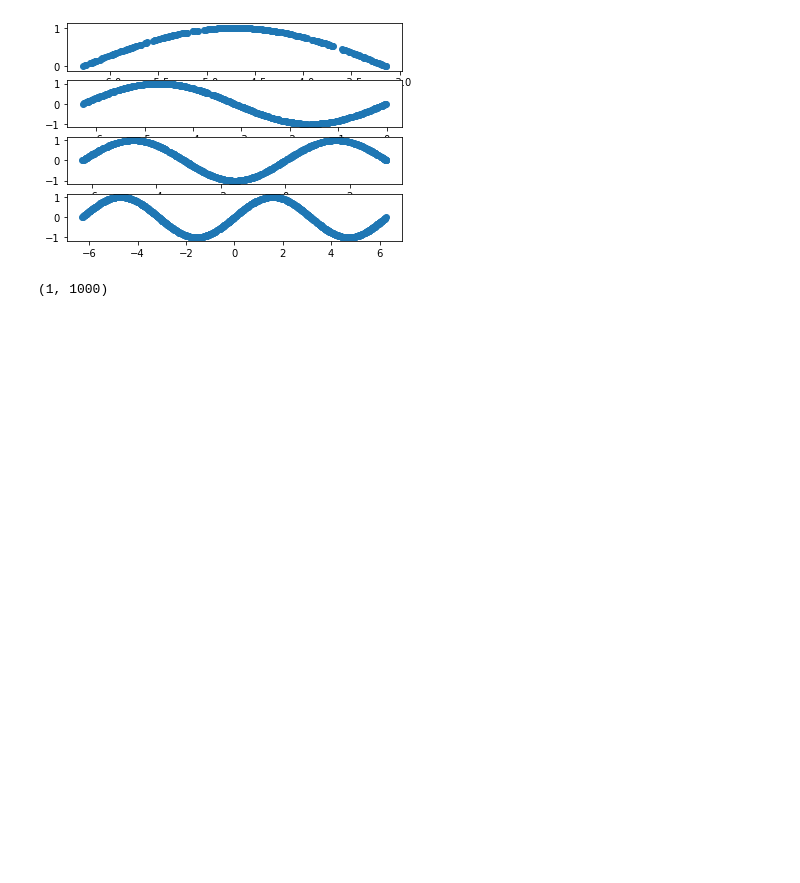
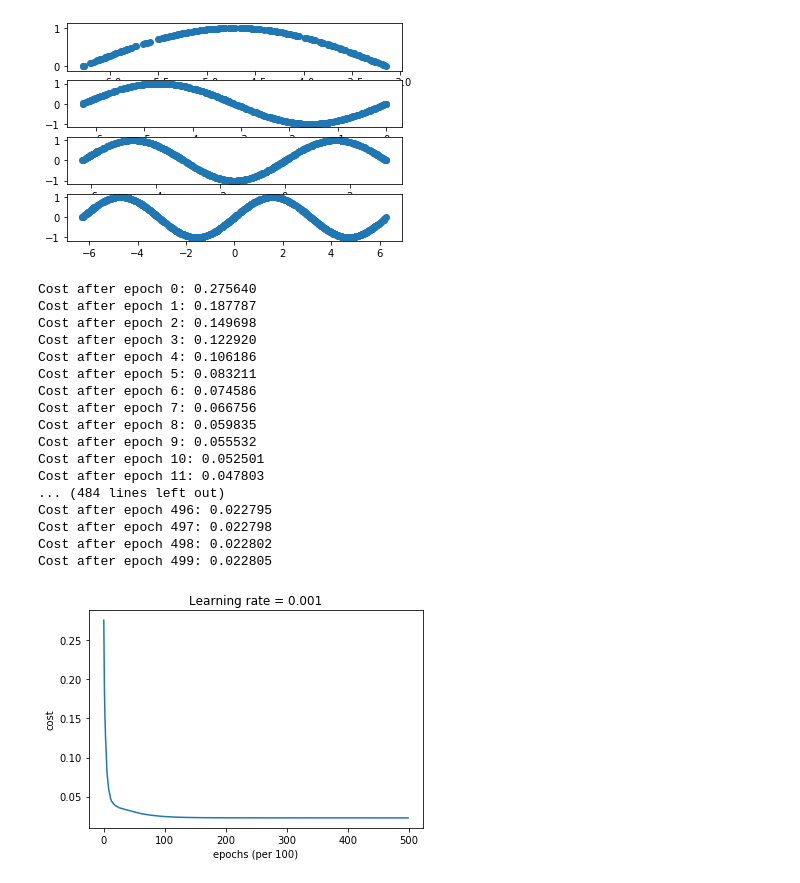
Before and after one commit to munkeops/ANN, a Jupyter notebook: assign1-sin problem.ipynb, the cells around one changed output. Drawn from its saved outputs; the diff is of its cells as text; code cells hidden in the pictures; blank space fills up the shorter version.

```diff
--- a/assign1-sin problem.ipynb
+++ b/assign1-sin problem.ipynb
@@ -32,7 +31,29 @@ layers_dims = [1,20,20,1] #  4-layer model
 
 train_x=np.array(inputvals).reshape(1,1000)
 train_y=np.array(outputvals).reshape(1,1000)
-# %%
-train_y.shape
-# %% [output]
-(1, 1000)
+# %%
+layers_dims = [1,20,20,1] #  3-layer model
+
+
+parameters = L_layer_model_minib(train_x, train_y, layers_dims, valid=False, num_iterations = 500,learning_rate = 0.001,
+                            print_cost = True,lambd=0.1,optimizer="momentum", beta = 0.9,beta1 = 0.9, beta2 = 0.999,epsilon = 1e-8,
+                            activation='tanh',regularisation='none',mini_batch_size=1,cost_func="mse",he_init=True)
+# %% [output]
+Cost after epoch 0: 0.275640
+Cost after epoch 1: 0.187787
+Cost after epoch 2: 0.149698
+Cost after epoch 3: 0.122920
+Cost after epoch 4: 0.106186
+Cost after epoch 5: 0.083211
+Cost after epoch 6: 0.074586
+Cost after epoch 7: 0.066756
+Cost after epoch 8: 0.059835
+Cost after epoch 9: 0.055532
+Cost after epoch 10: 0.052501
+Cost after epoch 11: 0.047803
+... (484 lines left out)
+Cost after epoch 496: 0.022795
+Cost after epoch 497: 0.022798
+Cost after epoch 498: 0.022802
+Cost after epoch 499: 0.022805
+[figure, added]
```
Also changed, not shown: parts of 14 cells of this notebook, 2 other files.
